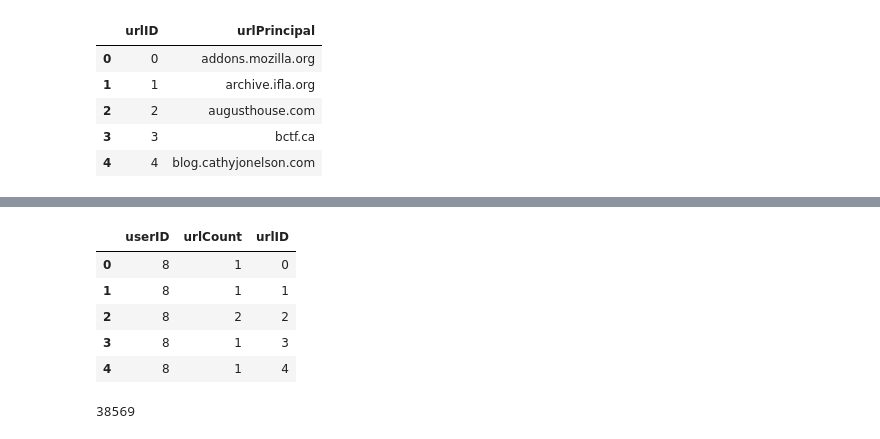
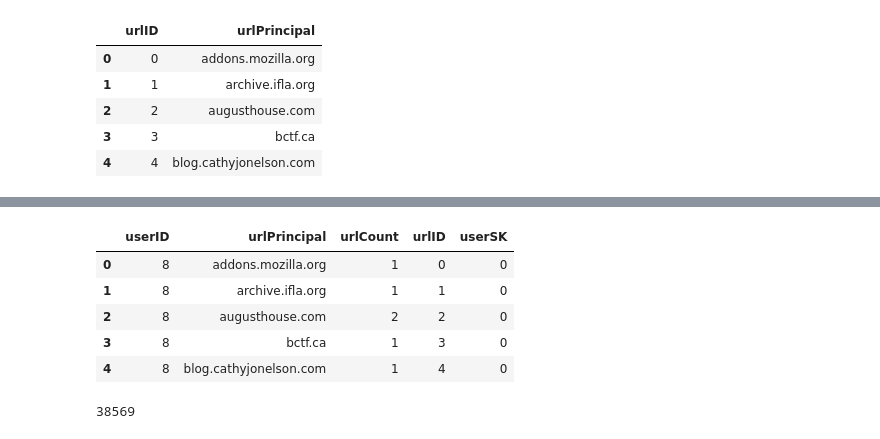
Before and after one commit to Ilmetov/Netology_ilmetov, a Jupyter notebook: RecSys/lection_4/lecture-4-HW.ipynb, the cells around one changed output, grey strips where cells are left out. Drawn from its saved outputs; the diff is of its cells as text; code cells hidden in the pictures.

```diff
--- a/RecSys/lection_4/lecture-4-HW.ipynb
+++ b/RecSys/lection_4/lecture-4-HW.ipynb
@@ -84,0 +106,6 @@ urls.head()
+# %%
+users = pd.DataFrame.from_dict(user_id_name, orient='index')
+# %%
+users = users.reset_index()
+users.sort_values(by=['index'])
+users.head()
@@ -84,0 +119,4 @@ urls.head()
+# %%
+users.drop('index',axis=1, inplace=True)
+users.rename(index=str, columns={"level_0": "userSK", 0:"userID"}, inplace=True)
+users.head()
@@ -84,0 +130,2 @@ urls.head()
+# %%
+users['userSK'] = users.index
@@ -85,13 +135,11 @@ urls.head()
 # %%
-user_url = pd.merge(user_url, urls, on='urlPrincipal', how='left')
+user_url = pd.merge(user_url, users, on='userID', how='left')
+user_url.head()
+# %% [output]
+|  | userID | urlPrincipal | urlCount | urlID | userSK |
+| 0 | 8 | addons.mozilla.org | 1 | 0 | 0 |
+| 1 | 8 | archive.ifla.org | 1 | 1 | 0 |
+| 2 | 8 | augusthouse.com | 2 | 2 | 0 |
+| 3 | 8 | bctf.ca | 1 | 3 | 0 |
+| 4 | 8 | blog.cathyjonelson.com | 1 | 4 | 0 |
-# %%
-user_url.drop(['urlPrincipal'], axis=1, inplace=True)
-user_url.head()
-# %% [output]
-|  | userID | urlCount | urlID |
-| 0 | 8 | 1 | 0 |
-| 1 | 8 | 1 | 1 |
-| 2 | 8 | 2 | 2 |
-| 3 | 8 | 1 | 3 |
-| 4 | 8 | 1 | 4 |
 # %%
```
Also changed, not shown: parts of 44 cells of this notebook.
